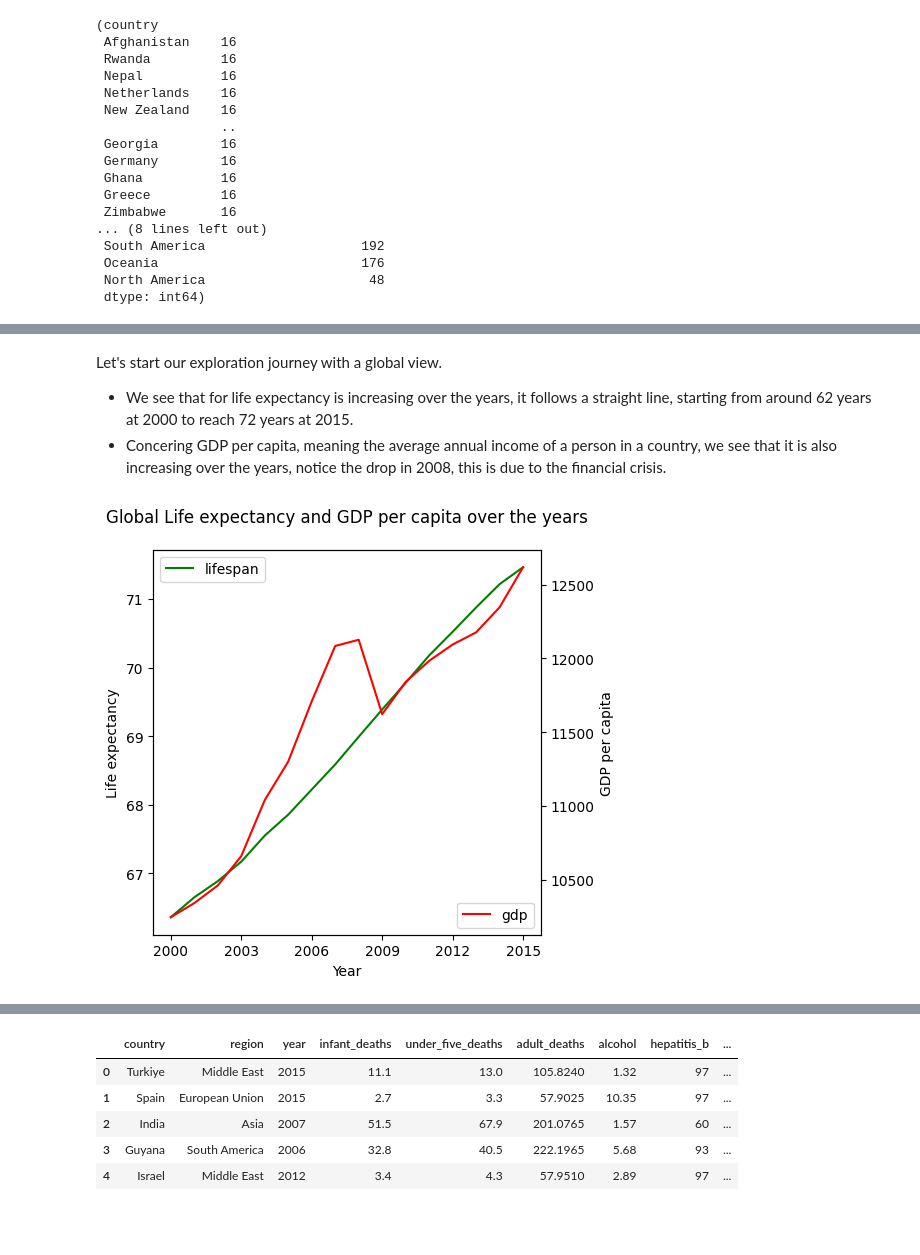
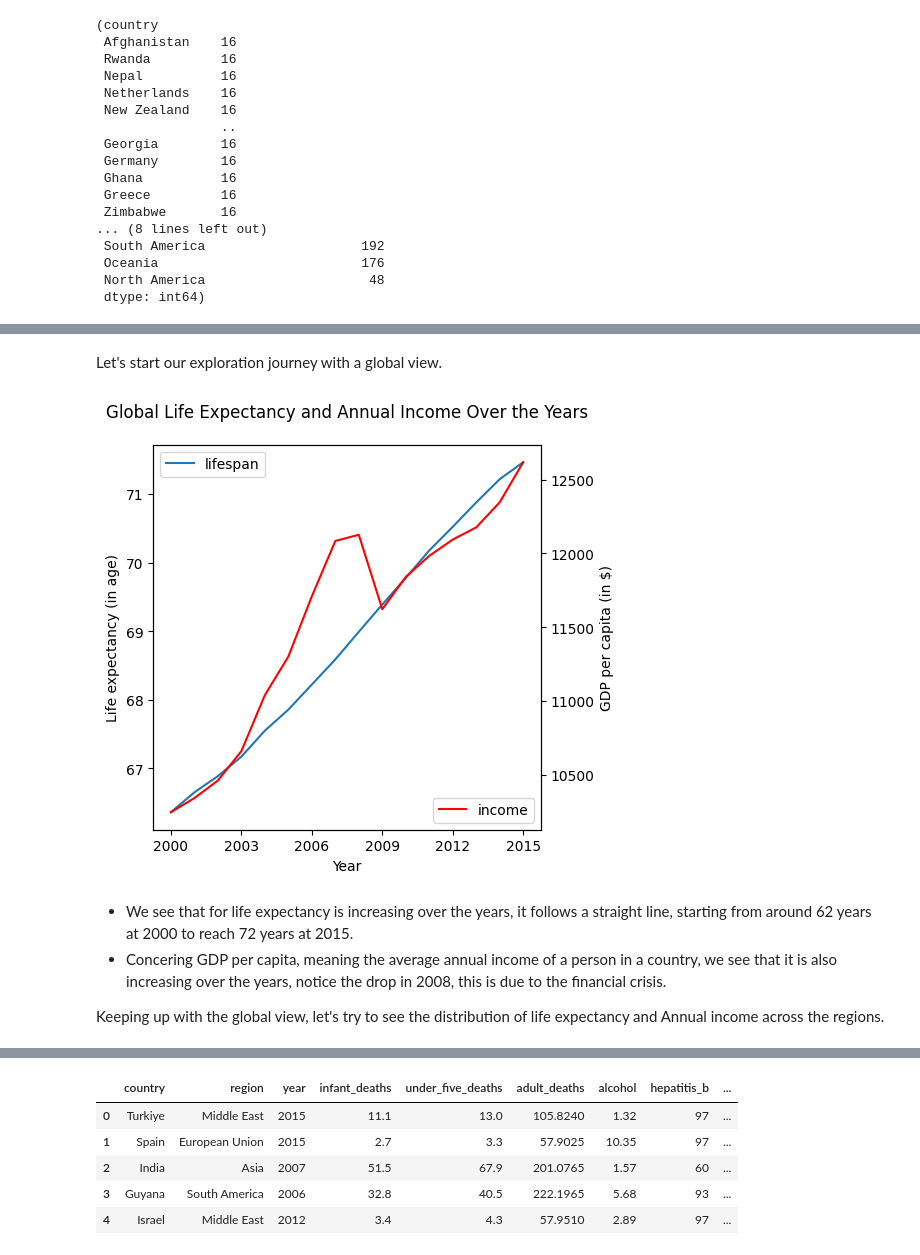
Before and after one commit to gurennnn/life-expectancy-estimation, a Jupyter notebook: notebooks/1_visualizing.ipynb, the cells around one changed output, grey strips where cells are left out. Drawn from its saved outputs; the diff is of its cells as text; code cells hidden in the pictures; blank space fills up the shorter version.

Commit message:
Visualize mortality rate and lifespan

```diff
--- a/notebooks/1_visualizing.ipynb
+++ b/notebooks/1_visualizing.ipynb
@@ -65,6 +65,8 @@ df.columns = df.columns.str.lower()
 df.rename(columns={
     'adult_mortality': 'adult_deaths',
     'alcohol_consumption': 'alcohol',
+    'gdp_per_capita': 'income',
+    'life_expectancy': 'lifespan',
 }, inplace=True)
 # %% [markdown]
 We see that the two columns economy_status_developed and economy_status_developing are redundant, let's create a new column called status, and drop the two others.
@@ -151,21 +166,30 @@ df[['country']].value_counts(), df[['region']].value_counts()
+# %% [markdown]
+Let's start our exploration journey with a global view.
+# %%
+# the global evolution of life expectancy and GDP per capita over the years
+df_year = df.groupby('year')
+
+# initialize the figure
+fig, ax1 = plt.subplots()
+ax2 = ax1.twinx()
+
+# plot the lines
+ax1.plot(df_year['lifespan'].mean(), label='lifespan')
+ax2.plot(df_year['income'].mean(), color='red', label='income')
+
+# adjust the plot
+ax1.set_xticks([i for i in range(2000, 2016, 3)])
+ax1.set_xlabel('Year')
+ax1.set_ylabel('Life expectancy (in age)')
+ax1.legend(loc='upper left')
+ax2.set_ylabel('GDP per capita (in $)')
+ax2.legend(loc='lower right')
+plt.title('Global Life Expectancy and Annual Income Over the Years', y=1.05)
+plt.show()
+# %% [output]
+[figure, added]
 # %% [markdown]
-Let's start our exploration journey with a global view.
-
 - We see that for life expectancy is increasing over the years, it follows a straight line, starting from around 62 years at 2000 to reach 72 years at 2015.
 - Concering GDP per capita, meaning the average annual income of a person in a country, we see that it is also increasing over the years, notice the drop in 2008, this is due to the financial crisis.
+
+Keeping up with the global view, let's try to see the distribution of life expectancy and Annual income across the regions.
-# %%
-# the global evolution of life expectancy on the left axis and GDP on the right axis over the years
-fig, ax1 = plt.subplots()
-ax2 = ax1.twinx()
-ax1.plot(df.groupby('year')['life_expectancy'].mean(), color='green', label='lifespan')
-ax2.plot(df.groupby('year')['gdp_per_capita'].mean(), color='red', label='gdp')
-ax1.set_xticks([i for i in range(2000, 2016, 3)])
-ax1.set_xlabel('Year')
-ax1.set_ylabel('Life expectancy')
-ax1.legend(loc='upper left')
-ax2.set_ylabel('GDP per capita')
-ax2.legend(loc='lower right')
-plt.title('Global Life expectancy and GDP per capita over the years', y=1.05)
-plt.show()
-# %% [output]
-[figure, removed]
```
Also changed, not shown: parts of 7 cells of this notebook.
